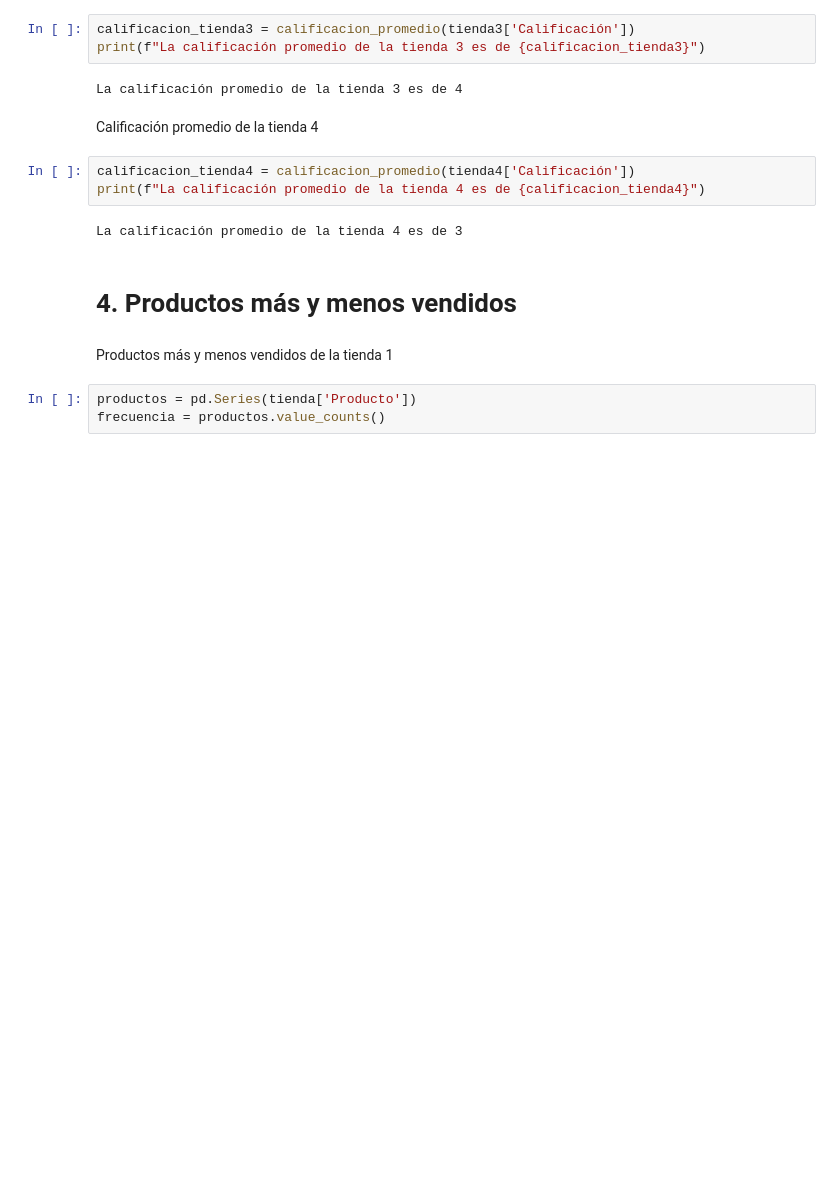
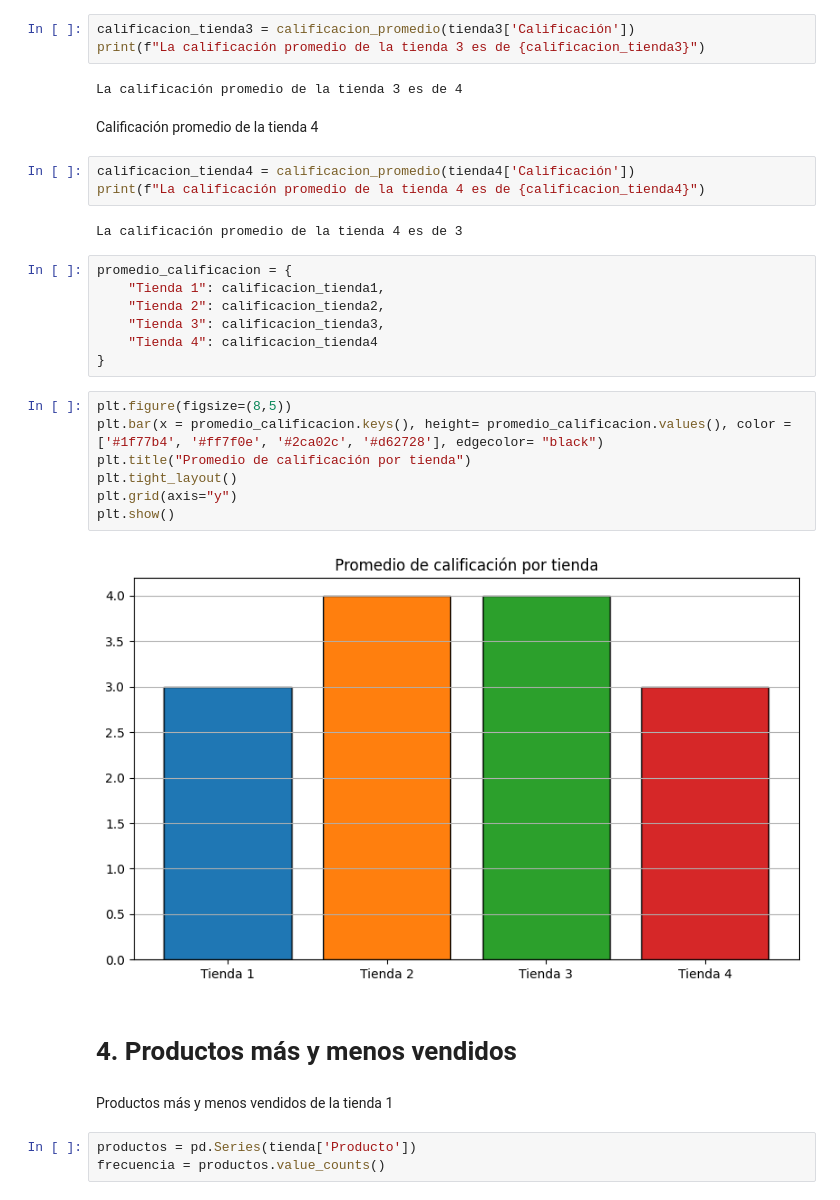
Before and after one commit to Caleb699-hub/challenge_alura_store, a Jupyter notebook: AluraStoreLatam.ipynb, the cells around one changed output. Cells and saved outputs as stored; diff of their text form; blank space fills up the shorter version.

```diff
--- a/AluraStoreLatam.ipynb
+++ b/AluraStoreLatam.ipynb
@@ -194,6 +220,22 @@ calificacion_tienda4 = calificacion_promedio(tienda4['Calificación'])
 print(f"La calificación promedio de la tienda 4 es de {calificacion_tienda4}")
 # %% [output]
 La calificación promedio de la tienda 4 es de 3
+# %%
+promedio_calificacion = {
+    "Tienda 1": calificacion_tienda1,
+    "Tienda 2": calificacion_tienda2,
+    "Tienda 3": calificacion_tienda3,
+    "Tienda 4": calificacion_tienda4
+}
+# %%
+plt.figure(figsize=(8,5))
+plt.bar(x = promedio_calificacion.keys(), height= promedio_calificacion.values(), color = ['#1f77b4', '#ff7f0e', '#2ca02c', '#d62728'], edgecolor= "black")
+plt.title("Promedio de calificación por tienda")
+plt.tight_layout()
+plt.grid(axis="y")
+plt.show()
+# %% [output]
+[figure, added]
 # %% [markdown]
 # 4. Productos más y menos vendidos
 # %% [markdown]
```
Also changed, not shown: parts of 23 cells of this notebook.
